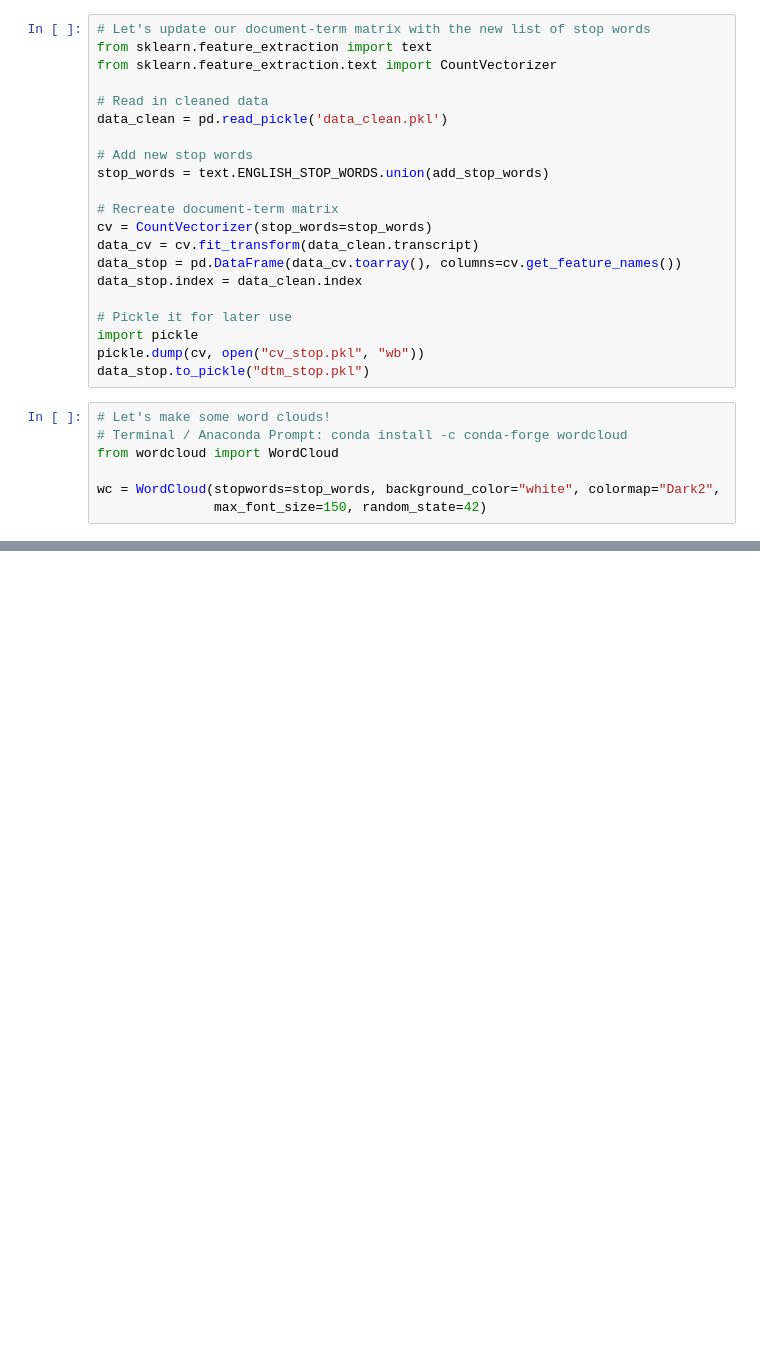
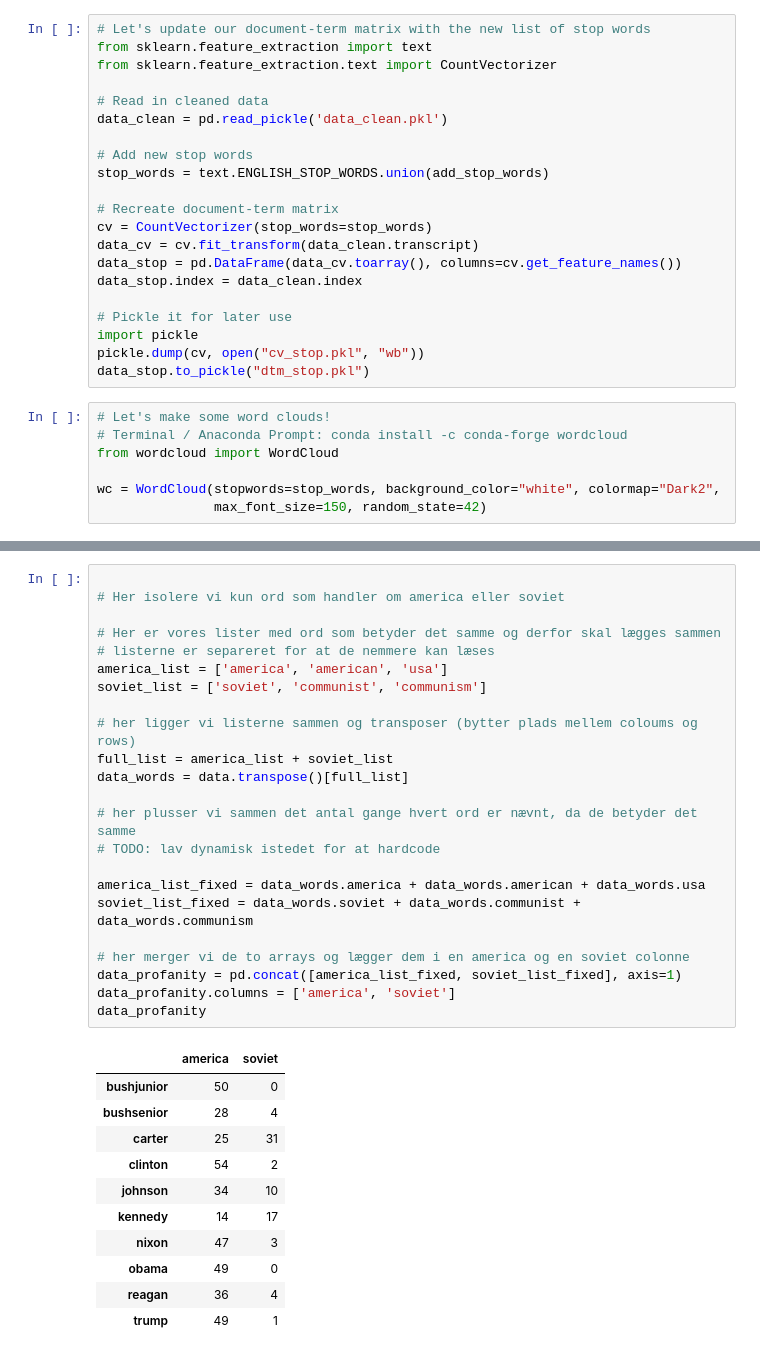
Before and after one commit to grem848/PythonExamProject2019, a Jupyter notebook: Data Analysis.ipynb, the cells around one changed output, grey strips where cells are left out. Drawn from its saved outputs; the diff is of its cells as text; blank space fills up the shorter version.

```diff
--- a/Data Analysis.ipynb
+++ b/Data Analysis.ipynb
@@ -243,3 +262,38 @@ data_wpm_sort
+# %%
+
+# Her isolere vi kun ord som handler om america eller soviet
+
+# Her er vores lister med ord som betyder det samme og derfor skal lægges sammen
+# listerne er separeret for at de nemmere kan læses
+america_list = ['america', 'american', 'usa']
+soviet_list = ['soviet', 'communist', 'communism']
+
+# her ligger vi listerne sammen og transposer (bytter plads mellem coloums og rows)
+full_list = america_list + soviet_list
+data_words = data.transpose()[full_list]
+
+# her plusser vi sammen det antal gange hvert ord er nævnt, da de betyder det samme
+# TODO: lav dynamisk istedet for at hardcode
+
+america_list_fixed = data_words.america + data_words.american + data_words.usa
+soviet_list_fixed = data_words.soviet + data_words.communist + data_words.communism
+
+# her merger vi de to arrays og lægger dem i en america og en soviet colonne
+data_profanity = pd.concat([america_list_fixed, soviet_list_fixed], axis=1)
+data_profanity.columns = ['america', 'soviet']
+data_profanity
+# %% [output]
+|  | america | soviet |
+| bushjunior | 50 | 0 |
+| bushsenior | 28 | 4 |
+| carter | 25 | 31 |
+| clinton | 54 | 2 |
+| johnson | 34 | 10 |
+| kennedy | 14 | 17 |
+| nixon | 47 | 3 |
+| obama | 49 | 0 |
+| reagan | 36 | 4 |
+| trump | 49 | 1 |
 # %%
 import nltk
 from nltk.tokenize import word_tokenize
```
Also changed, not shown: parts of 10 cells of this notebook, 2 other files.
